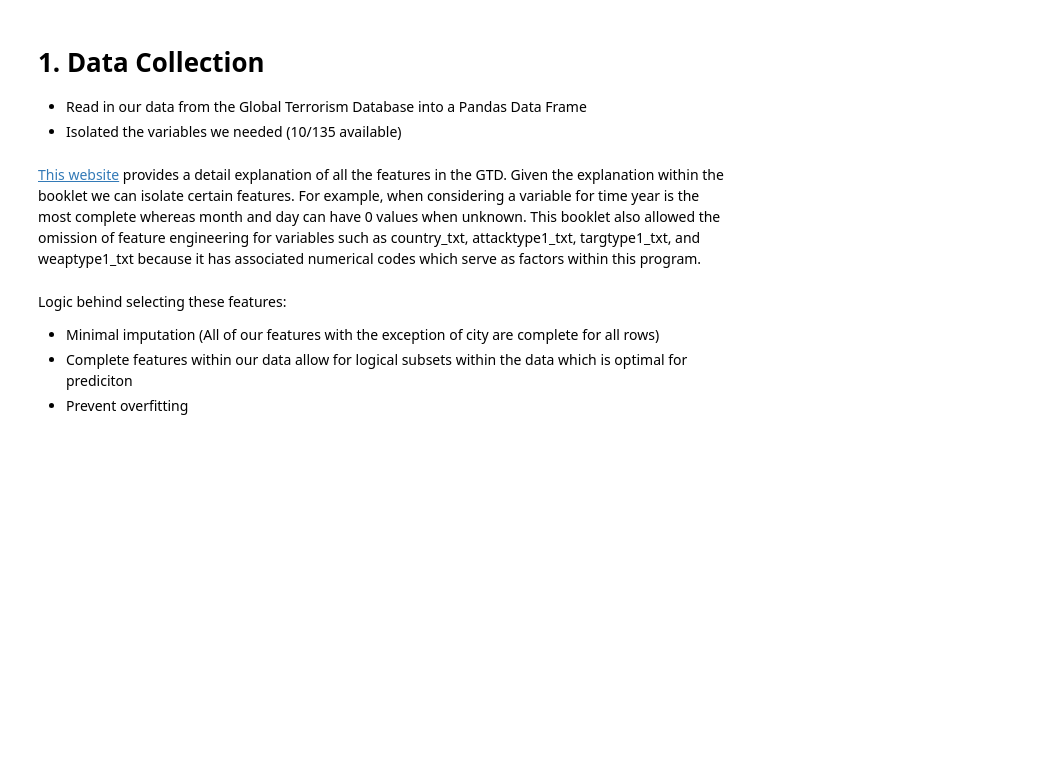
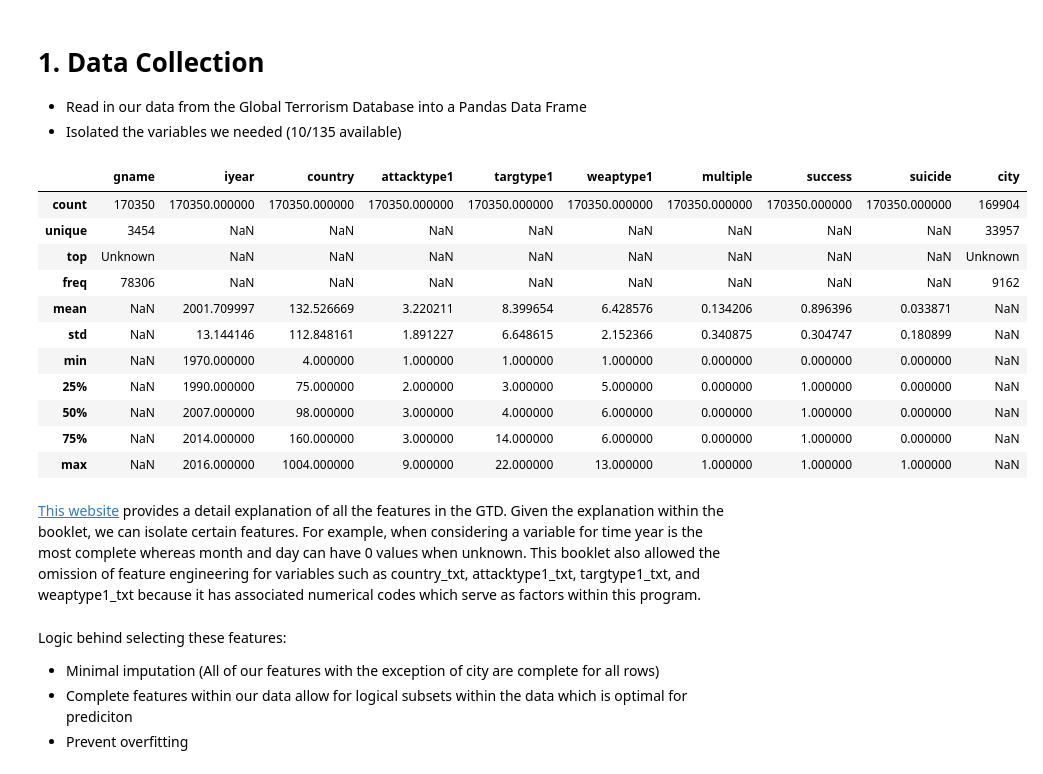
Before and after one commit to gaelblanchard/GTD_predictive_models, a Jupyter notebook: kernel(5).ipynb, the cells around one changed output. Drawn from its saved outputs; the diff is of its cells as text; code cells hidden in the pictures; blank space fills up the shorter version.

```diff
--- a/kernel(5).ipynb
+++ b/kernel(5).ipynb
@@ -44,12 +44,26 @@ def frequency_data(data,factors):
 #Isolated features for use in our classification models
 #at Data Collection stage to lower memory usage
 factors_list = ["gname","iyear","country","attacktype1","targtype1","weaptype1","multiple","success","suicide","city"]
-global_terrorism_data = pd.read_csv("../input/globalterrorismdb_0617dist.csv", encoding = "ISO-8859-1", usecols=factors_list, low_memory = False)
+global_terrorism_data = pd.read_excel("globalterrorismdb_0617dist.xlsx")
 # %%
-#Descirbe the data we have just read in
+#Describe the data we have just read in
+global_terrorism_data = global_terrorism_data[factors_list]
 global_terrorism_data.describe(include="all")
+# %% [output]
+|  | gname | iyear | country | attacktype1 | targtype1 | weaptype1 | multiple | success | suicide | city |
+| count | 170350 | 170350.000000 | 170350.000000 | 170350.000000 | 170350.000000 | 170350.000000 | 170350.000000 | 170350.000000 | 170350.000000 | 169904 |
+| unique | 3454 | NaN | NaN | NaN | NaN | NaN | NaN | NaN | NaN | 33957 |
+| top | Unknown | NaN | NaN | NaN | NaN | NaN | NaN | NaN | NaN | Unknown |
+| freq | 78306 | NaN | NaN | NaN | NaN | NaN | NaN | NaN | NaN | 9162 |
+| mean | NaN | 2001.709997 | 132.526669 | 3.220211 | 8.399654 | 6.428576 | 0.134206 | 0.896396 | 0.033871 | NaN |
+| std | NaN | 13.144146 | 112.848161 | 1.891227 | 6.648615 | 2.152366 | 0.340875 | 0.304747 | 0.180899 | NaN |
+| min | NaN | 1970.000000 | 4.000000 | 1.000000 | 1.000000 | 1.000000 | 0.000000 | 0.000000 | 0.000000 | NaN |
+| 25% | NaN | 1990.000000 | 75.000000 | 2.000000 | 3.000000 | 5.000000 | 0.000000 | 1.000000 | 0.000000 | NaN |
+| 50% | NaN | 2007.000000 | 98.000000 | 3.000000 | 4.000000 | 6.000000 | 0.000000 | 1.000000 | 0.000000 | NaN |
+| 75% | NaN | 2014.000000 | 160.000000 | 3.000000 | 14.000000 | 6.000000 | 0.000000 | 1.000000 | 0.000000 | NaN |
+| max | NaN | 2016.000000 | 1004.000000 | 9.000000 | 22.000000 | 13.000000 | 1.000000 | 1.000000 | 1.000000 | NaN |
 # %% [markdown]
-[This website](http://www.start.umd.edu/gtd/downloads/Codebook.pdf) provides a detail explanation of all the features in the GTD. Given the explanation within the booklet we can isolate certain features. For example, when considering a variable for time year is the most complete whereas month and day can have 0 values when unknown. This booklet also allowed the omission of feature engineering for variables such as country_txt, attacktype1_txt, targtype1_txt, and weaptype1_txt because it has associated numerical codes which serve as factors within this program.
+[This website](http://www.start.umd.edu/gtd/downloads/Codebook.pdf) provides a detail explanation of all the features in the GTD. Given the explanation within the booklet, we can isolate certain features. For example, when considering a variable for time year is the most complete whereas month and day can have 0 values when unknown. This booklet also allowed the omission of feature engineering for variables such as country_txt, attacktype1_txt, targtype1_txt, and weaptype1_txt because it has associated numerical codes which serve as factors within this program.
 # %% [markdown]
  Logic behind selecting these features:
 *  Minimal imputation (All of our features with the exception of city are complete for all rows)
```
Also changed, not shown: parts of 20 cells of this notebook.
